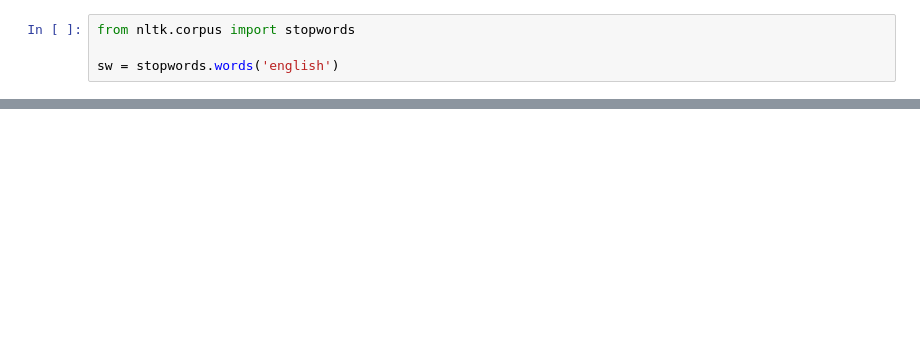
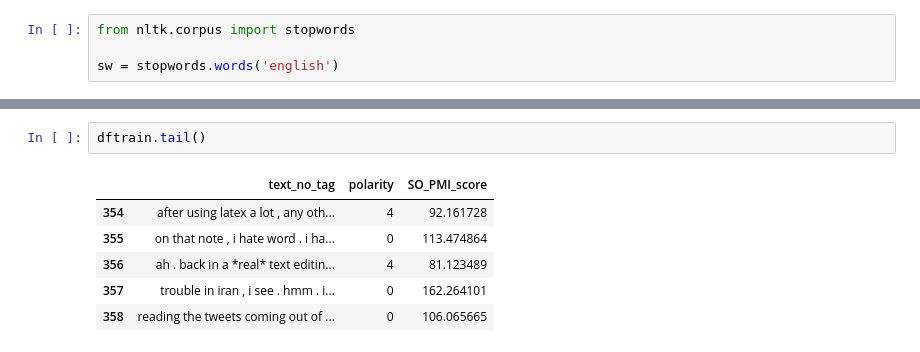
Before and after one commit to federikovi/635AA-TextAnalytics, a Jupyter notebook: 4-SO-PMI/SO-PMI.ipynb, the cells around one changed output, grey strips where cells are left out. Drawn from its saved outputs; the diff is of its cells as text; blank space fills up the shorter version.

```diff
--- a/4-SO-PMI/SO-PMI.ipynb
+++ b/4-SO-PMI/SO-PMI.ipynb
@@ -151,0 +192,9 @@ so_values
+# %%
+dftrain.tail()
+# %% [output]
+|  | text_no_tag | polarity | SO_PMI_score |
+| 354 | after using latex a lot , any oth... | 4 | 92.161728 |
+| 355 | on that note , i hate word . i ha... | 0 | 113.474864 |
+| 356 | ah . back in a *real* text editin... | 4 | 81.123489 |
+| 357 | trouble in iran , i see . hmm . i... | 0 | 162.264101 |
+| 358 | reading the tweets coming out of ... | 0 | 106.065665 |
```
Also changed, not shown: parts of 32 cells of this notebook.
